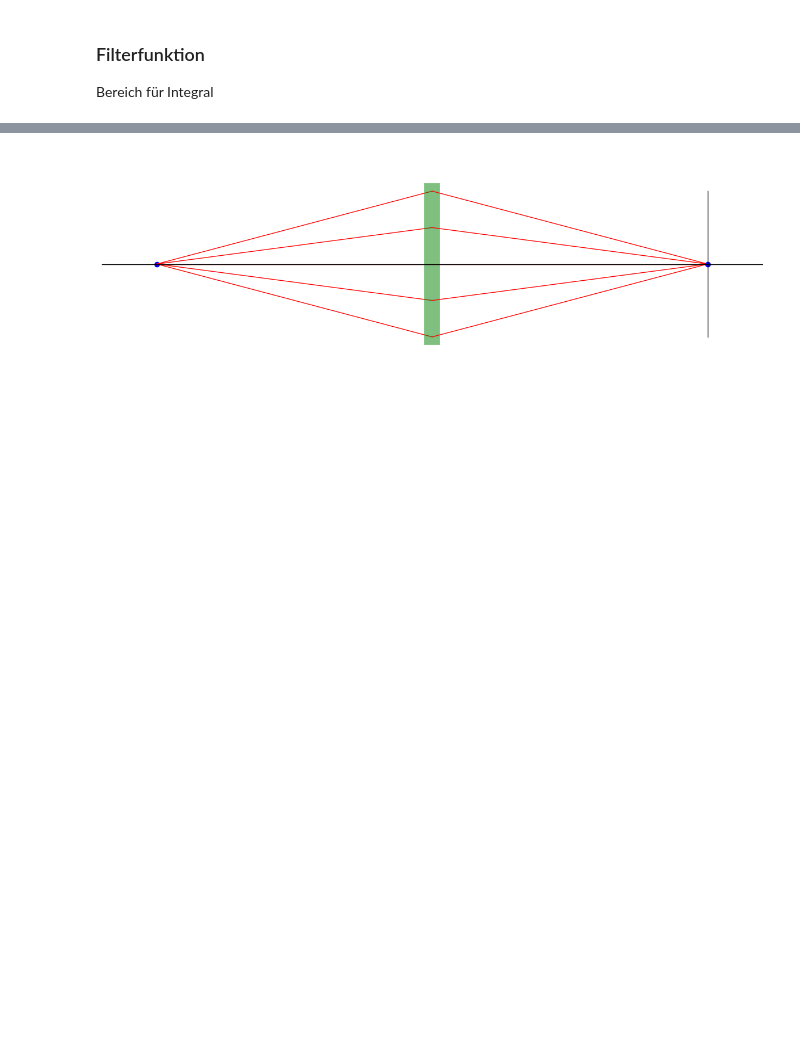
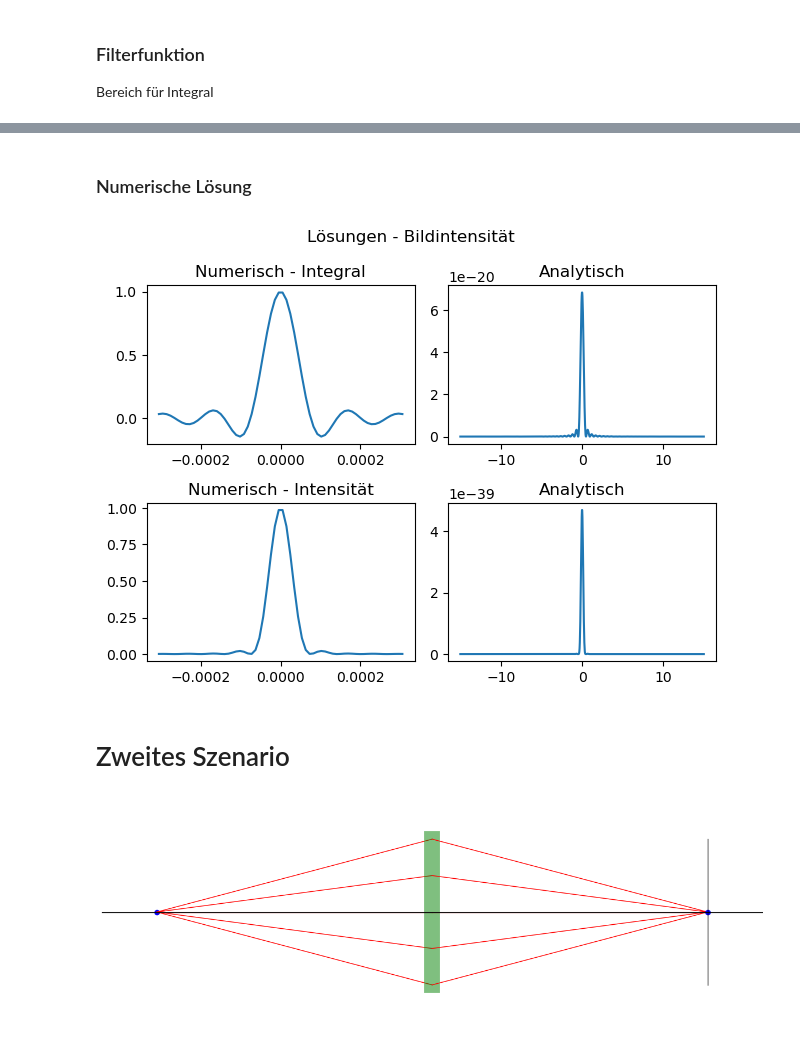
Before and after one commit to moritz-zoellner/field-theory, a Jupyter notebook: linse.ipynb, the cells around one changed output, grey strips where cells are left out. Cells and saved outputs as stored; diff of their text form; code cells hidden in the pictures; blank space fills up the shorter version.

```diff
--- a/linse.ipynb
+++ b/linse.ipynb
@@ -146,3 +154,28 @@ nDelta = 1
+# %%
+x_analytical = np.linspace(-15,15,2**10)
+y_analytical = np.sinc((k*r)/f*x_analytical)**2*(np.sinc((k*r)/f))**2
+# %% [markdown]
+### Numerische Lösung
+# %%
+r_0 = 0.5*lmbda*f/r
+
+p_filter = np.where((np.abs(x) <= r) & (np.abs(y) <= r), 1, 0)
+
+fig, axs = pp.subplots(2,2)
+fig.suptitle('Lösungen - Bildintensität')
+axs[0,0].plot(g_range,np.real(u_x_0))
+axs[0,0].set_title('Numerisch - Integral')
+axs[1,0].plot(g_range,u_x_0**2)
+axs[1,0].set_title('Numerisch - Intensität')
+axs[0,1].plot(x_analytical, y_analytical)
+axs[0,1].set_title('Analytisch')
+axs[1,1].plot(x_analytical, y_analytical**2)
+axs[1,1].set_title('Analytisch')
+fig.tight_layout()
+# %% [output]
+[figure, added]
+# %% [markdown]
+# Zweites Szenario
 # %%
 # Create a figure and axis
 fig, ax = pp.subplots(figsize=(15, 5))
```
Also changed, not shown: parts of 34 cells of this notebook.
